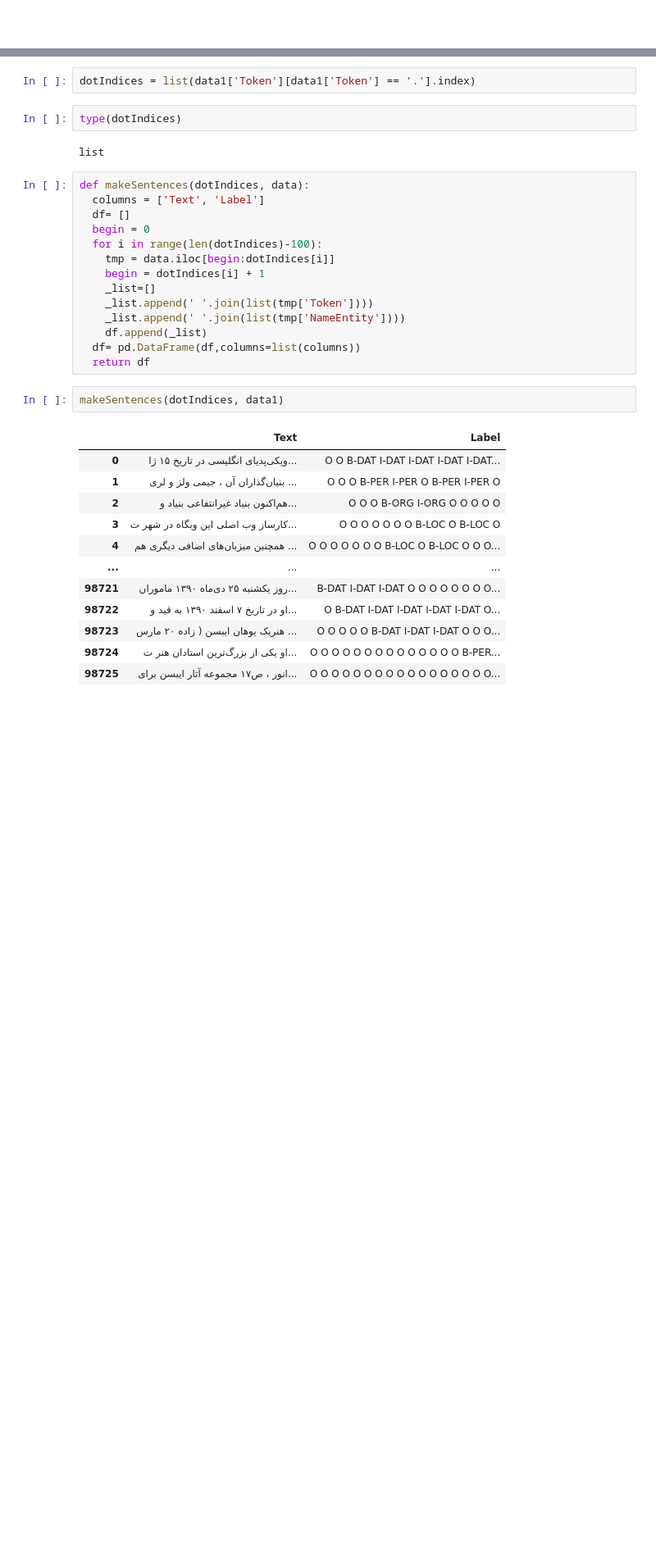
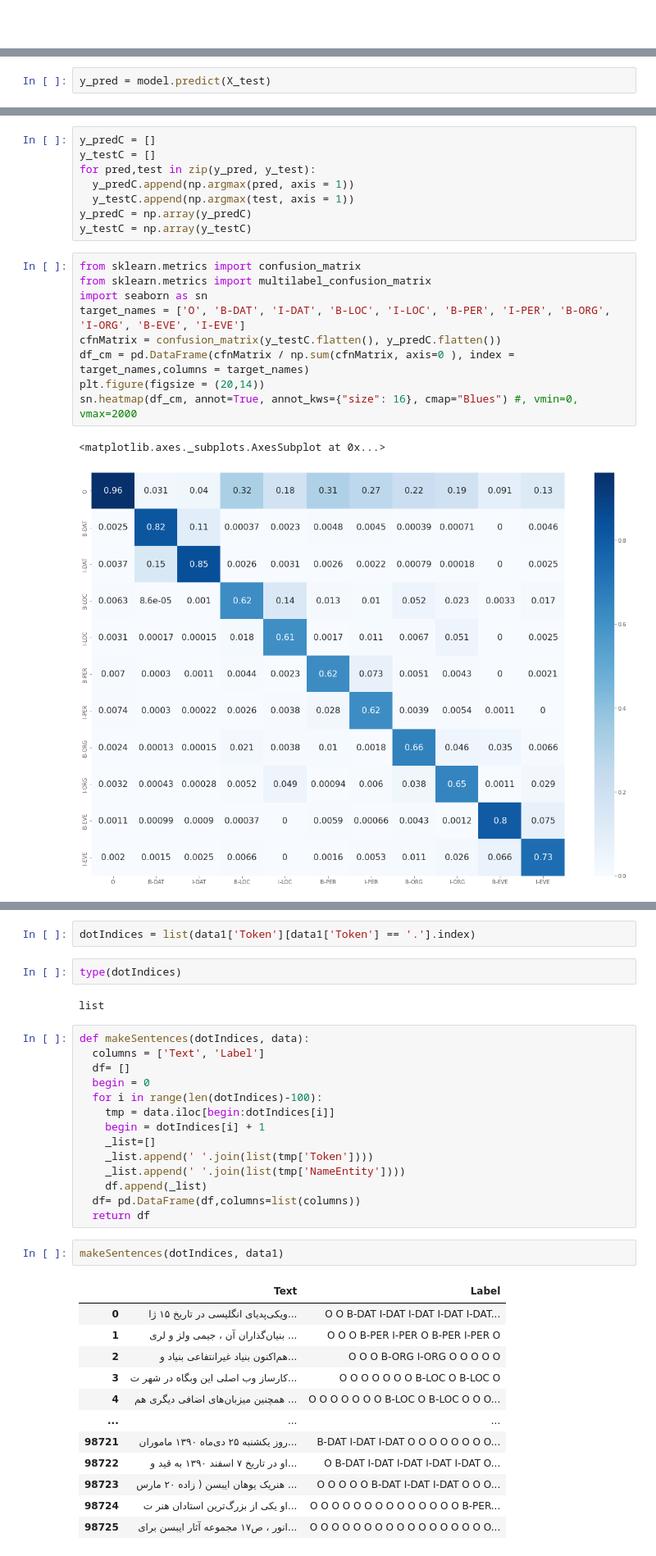
Before and after one commit to E-Ghafour/Persian-Name-Entitiy-Recognition-Ner-, a Jupyter notebook: Code/Persian_Name_Entitiy_Recognition.ipynb, the cells around one changed output, grey strips where cells are left out. Shown: that part at 82% size. Saved outputs shown, nothing was run; the diff lists cells and outputs as text; blank space fills up the shorter version.

```diff
--- a/Code/Persian_Name_Entitiy_Recognition.ipynb
+++ b/Code/Persian_Name_Entitiy_Recognition.ipynb
@@ -436,0 +708,2 @@ NameError: ignored
+# %%
+y_pred = model.predict(X_test)
@@ -436,0 +728,20 @@ NameError: ignored
+# %%
+y_predC = []
+y_testC = []
+for pred,test in zip(y_pred, y_test):
+  y_predC.append(np.argmax(pred, axis = 1))
+  y_testC.append(np.argmax(test, axis = 1))
+y_predC = np.array(y_predC)
+y_testC = np.array(y_testC)
+# %%
+from sklearn.metrics import confusion_matrix
+from sklearn.metrics import multilabel_confusion_matrix
+import seaborn as sn
+target_names = ['O', 'B-DAT', 'I-DAT', 'B-LOC', 'I-LOC', 'B-PER', 'I-PER', 'B-ORG', 'I-ORG', 'B-EVE', 'I-EVE']
+cfnMatrix = confusion_matrix(y_testC.flatten(), y_predC.flatten())
+df_cm = pd.DataFrame(cfnMatrix / np.sum(cfnMatrix, axis=0 ), index = target_names,columns = target_names)
+plt.figure(figsize = (20,14))
+sn.heatmap(df_cm, annot=True, annot_kws={"size": 16}, cmap="Blues") #, vmin=0, vmax=2000
+# %% [output]
+<matplotlib.axes._subplots.AxesSubplot at 0x...>
+[figure, added]
```
Also changed, not shown: parts of 56 cells of this notebook.
